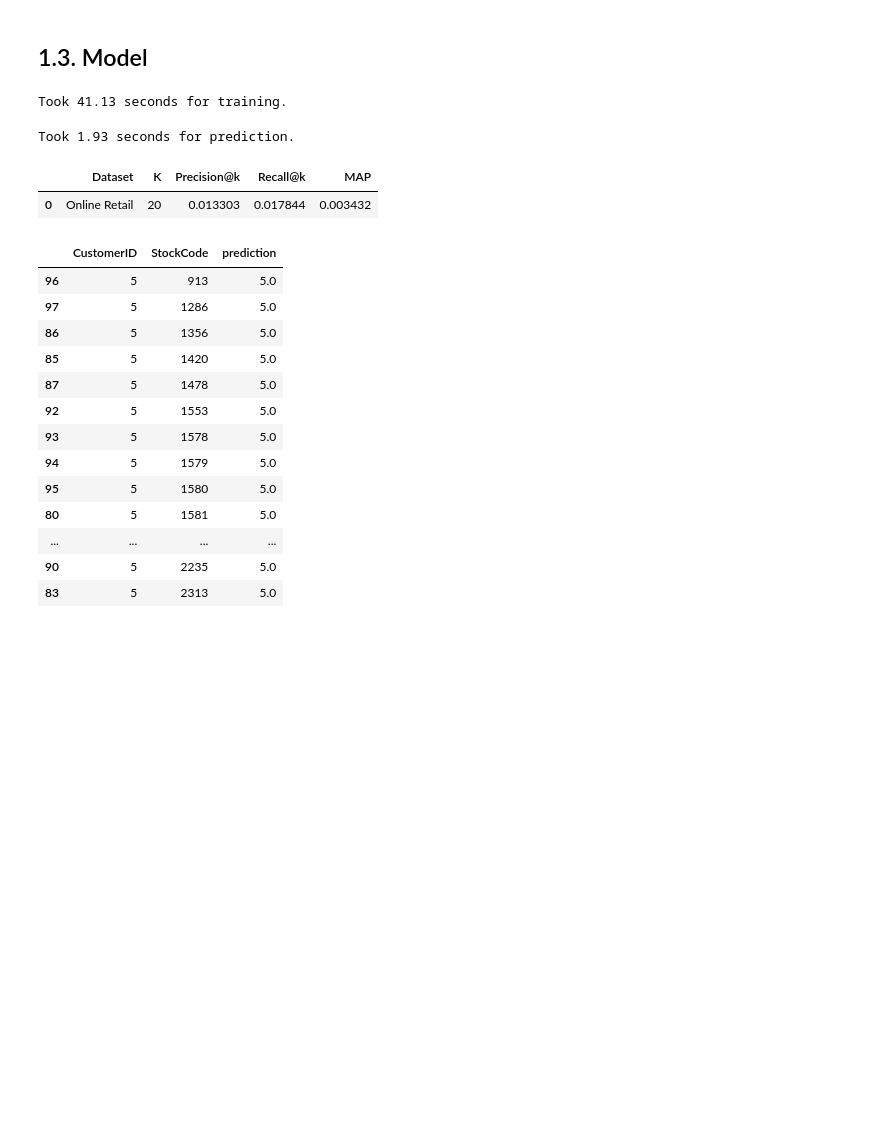
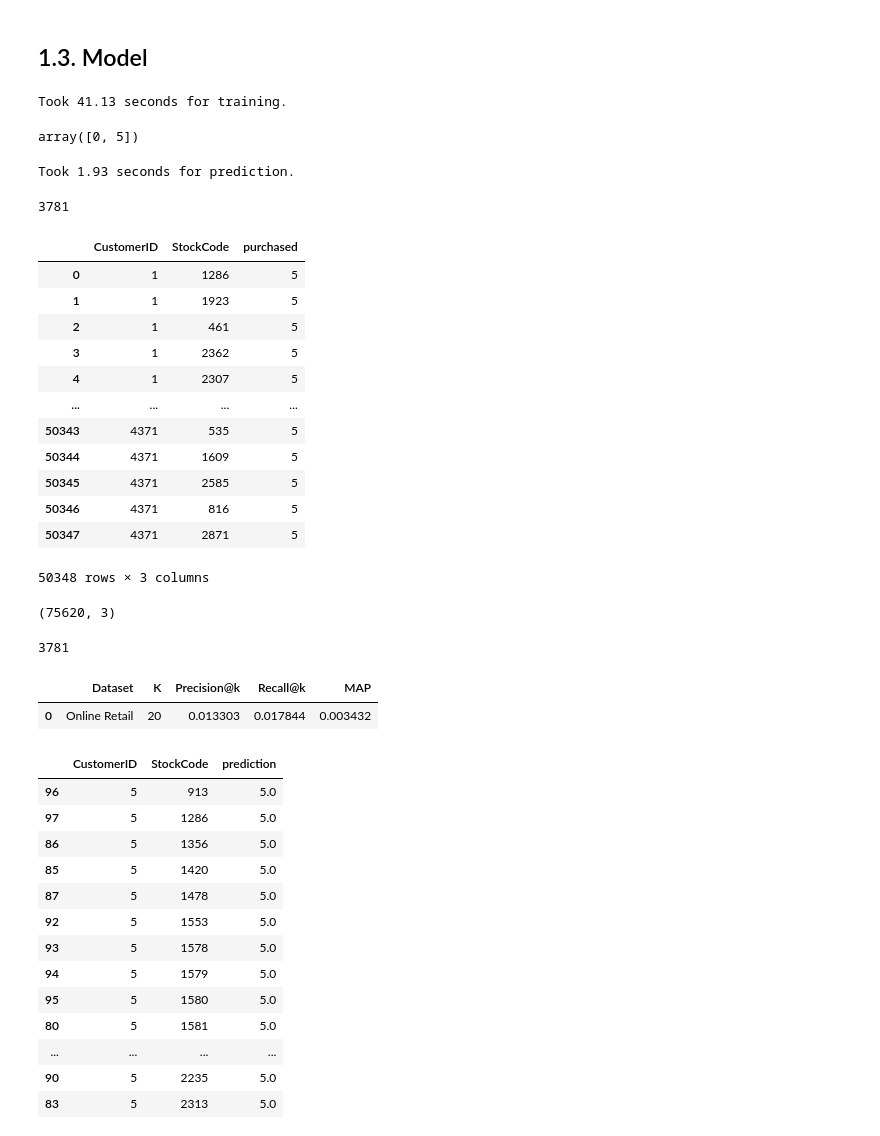
Before and after one commit to uadR1/Master-Thesis-Building-and-Evaluating-Candidate-Generation-Models-with-Neural-Networks, a Jupyter notebook: 02_Model_Tests/0201_RBM/0203_RBM_NPsplit.ipynb, the cells around one changed output. Cells and saved outputs as stored; diff of their text form; code cells hidden in the pictures; blank space fills up the shorter version.

```diff
--- a/02_Model_Tests/0201_RBM/0203_RBM_NPsplit.ipynb
+++ b/02_Model_Tests/0201_RBM/0203_RBM_NPsplit.ipynb
@@ -322,6 +322,10 @@ with Timer() as train_time:
 print("Took {:.2f} seconds for training.".format(train_time.interval))
 # %% [output]
 Took 41.13 seconds for training.
+# %%
+np.unique(Xtst)
+# %% [output]
+array([0, 5])
 # %%
 # number of top score elements to be recommended
 K = 20
@@ -333,10 +337,38 @@ with Timer() as prediction_time:
 print("Took {:.2f} seconds for prediction.".format(prediction_time.interval))
 # %% [output]
 Took 1.93 seconds for prediction.
+# %%
+len(top_k)
+# %% [output]
+3781
 # %%
 # Map Back Xtst & Top_k
 top_k_df = am.map_back_sparse(top_k, kind = 'prediction')
 test_df = am.map_back_sparse(Xtst, kind = 'ratings')
+# %%
+test_df
+# %% [output]
+|  | CustomerID | StockCode | purchased |
+| 0 | 1 | 1286 | 5 |
+| 1 | 1 | 1923 | 5 |
+| 2 | 1 | 461 | 5 |
+| 3 | 1 | 2362 | 5 |
+| 4 | 1 | 2307 | 5 |
+| ... | ... | ... | ... |
+| 50343 | 4371 | 535 | 5 |
+| 50344 | 4371 | 1609 | 5 |
+| 50345 | 4371 | 2585 | 5 |
+| 50346 | 4371 | 816 | 5 |
+| 50347 | 4371 | 2871 | 5 |
+50348 rows × 3 columns
+# %%
+top_k_df.shape
+# %% [output]
+(75620, 3)
+# %%
+top_k_df.CustomerID.nunique()
+# %% [output]
+3781
 # %%
 # Drop Customer ID because non existent
 top_k_df = top_k_df.drop(top_k_df[top_k_df['CustomerID'] == 0].index)
```
Also changed, not shown: 10 other files.
